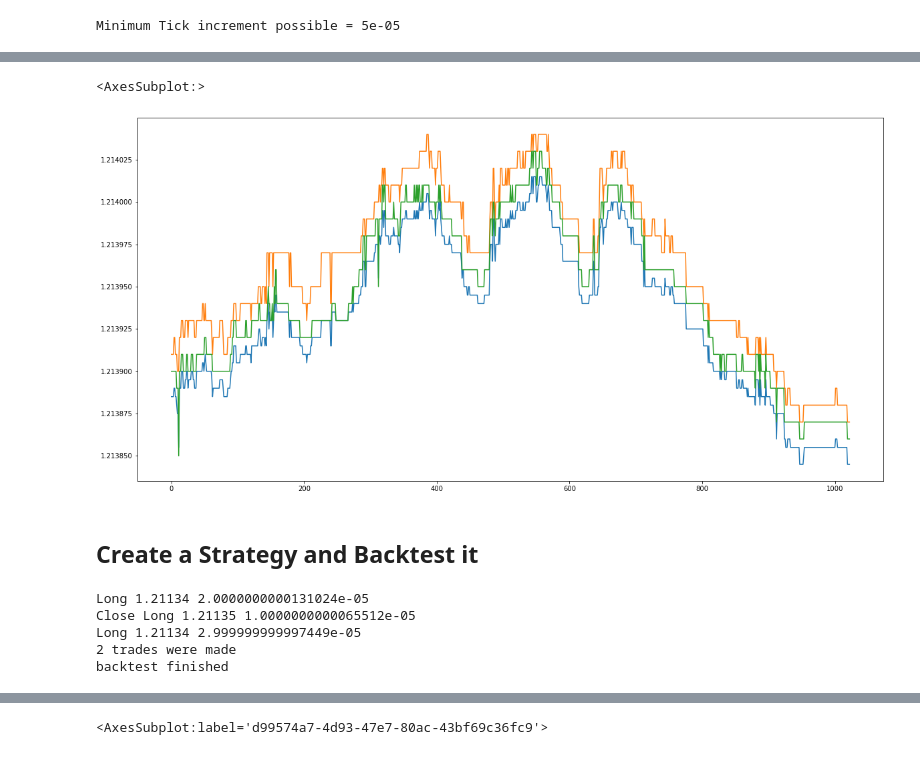
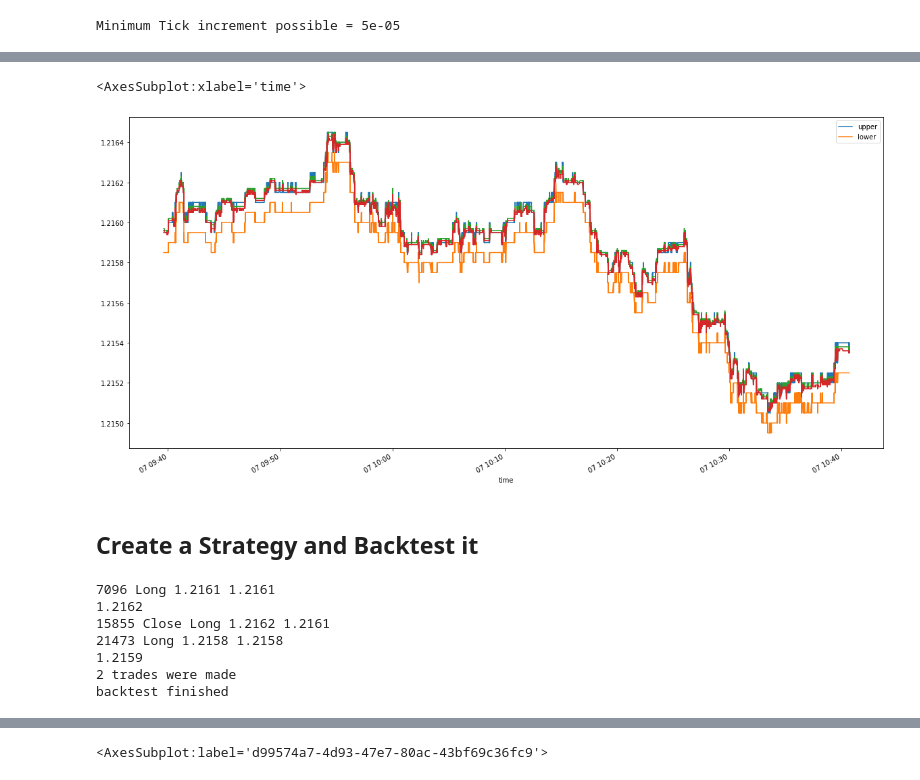
Before and after one commit to jaNGOB/IB_trader, a Jupyter notebook: tests.ipynb, the cells around one changed output, grey strips where cells are left out. Saved outputs shown, nothing was run; the diff lists cells and outputs as text; code cells hidden in the pictures.

```diff
--- a/tests.ipynb
+++ b/tests.ipynb
@@ -39,4 +35,0 @@ round_down(1.25892, 0.00005)
-# %%
-start = ''
-end = datetime.datetime.now()
-ticks = ib.reqHistoricalTicks(contract, start, end, 1000, 'BID_ASK', useRth=False)
@@ -43,2 +57,2 @@ ticks = ib.reqHistoricalTicks(contract, start, end, 1000, 'BID_ASK', useRth=Fals
 # %%
-df = []
+df = get_historical_data()
@@ -45,3 +76,0 @@ df = []
-# %%
-for tick in ticks:
-    df.append([tick.time, tick.sizeBid, tick.priceBid, tick.priceAsk, tick.sizeAsk])
@@ -51,11 +77,42 @@ df.columns = ['time', 'bidSize', 'bid', 'ask', 'askSize']
-# %%
-df['mid'] = (df.ask + df.bid) / 2
-(df.mid-0.00002).plot(figsize=(20,10))
-df.ask.plot()
-df.bid.plot()
-# %% [output]
-<AxesSubplot:>
-[figure, removed]
+# %%
+def round_down(x: float, a: float) -> float:
+    """
+    Rounding function to create limit prices that are in line
+    with the minimum tick size of IB as seen in the tests.ipynb.
+
+    :param x: (float) current limit price
+    :param a: (float) base where we want to round to
+
+    :return: (float) rounded limit price
+    """
+    return round(round(x / a) * a, -int(math.floor(math.log10(a))))
+
+def round_up(x: float, a: float) -> float:
+    """
+    complement of round_down function that uses the original and
+    adds back the base.
+
+    :param x: (float) current limit price
+    :param a: (float) base where we want to round to
+
+    :return: (float) rounded limit price
+    """
+    return (round_down(x, a)+a)
+# %%
+min_tick = detail[0].minTick
+df['mid'] = (df.ask + df.bid) / 2
+df['upper'] = round_up(df.ask, min_tick)-min_tick
+df['lower'] = round_down(df.bid, min_tick)-2*min_tick
+plt_df = df.copy()
+plt_df = plt_df.set_index('time')
+
+plt_df.upper.plot(figsize=(20,10), legend=True)
+plt_df.lower.plot(legend=True)
+plt_df.ask.plot()
+plt_df.bid.plot()
+# %% [output]
+<AxesSubplot:xlabel='time'>
+[figure, added]
 # %% [markdown]
 ## Create a Strategy and Backtest it
 # %%
@@ -111,9 +177,12 @@ def backtest(temp):
     return temp
 # %%
 ret = backtest(df)
+ret = ret.set_index('time')
 # %% [output]
-Long 1.21134 2.0000000000131024e-05
-Close Long 1.21135 1.0000000000065512e-05
-Long 1.21134 2.999999999997449e-05
+7096 Long 1.2161 1.2161
+1.2162
+15855 Close Long 1.2162 1.2161
+21473 Long 1.2158 1.2158
+1.2159
 2 trades were made
 backtest finished
```
Also changed, not shown: parts of 12 cells of this notebook.
